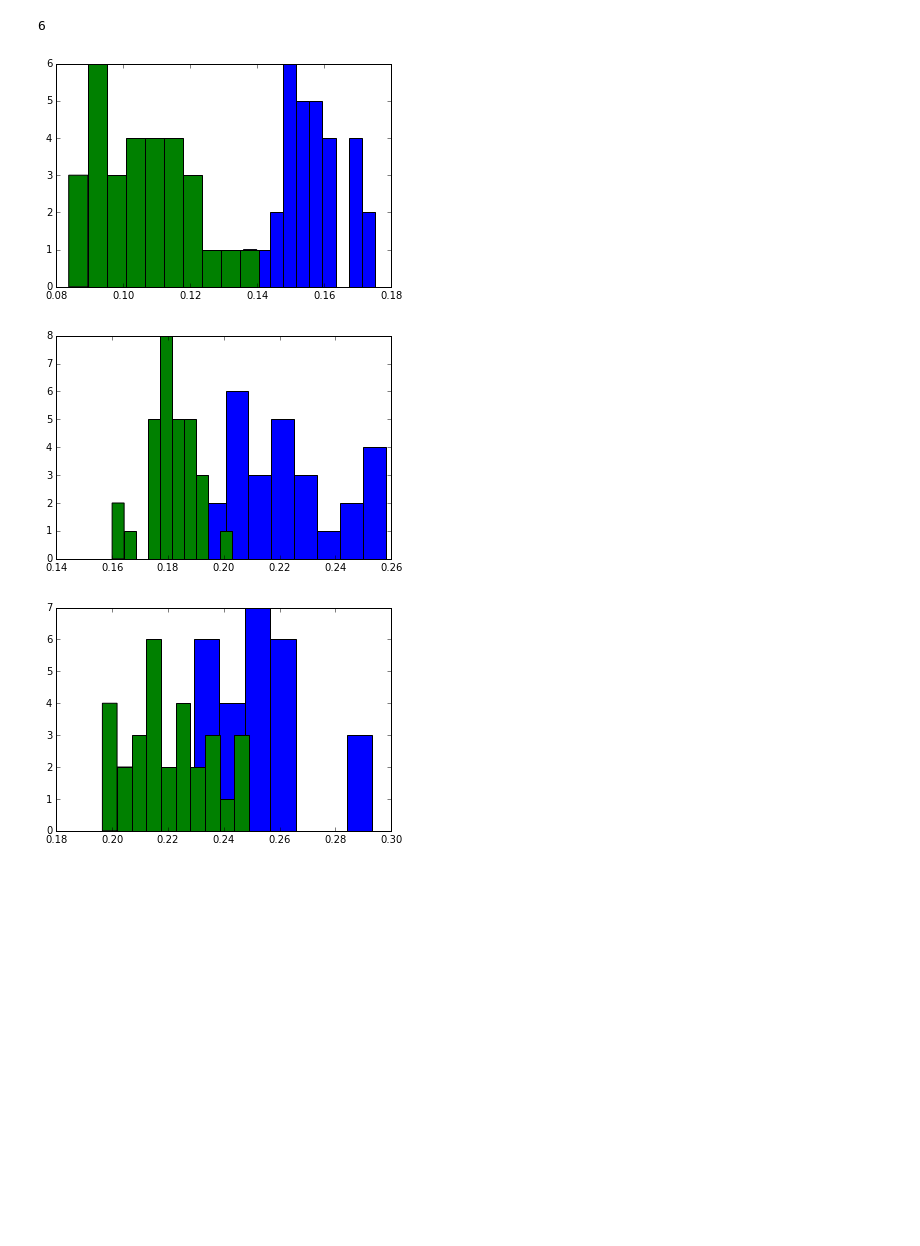
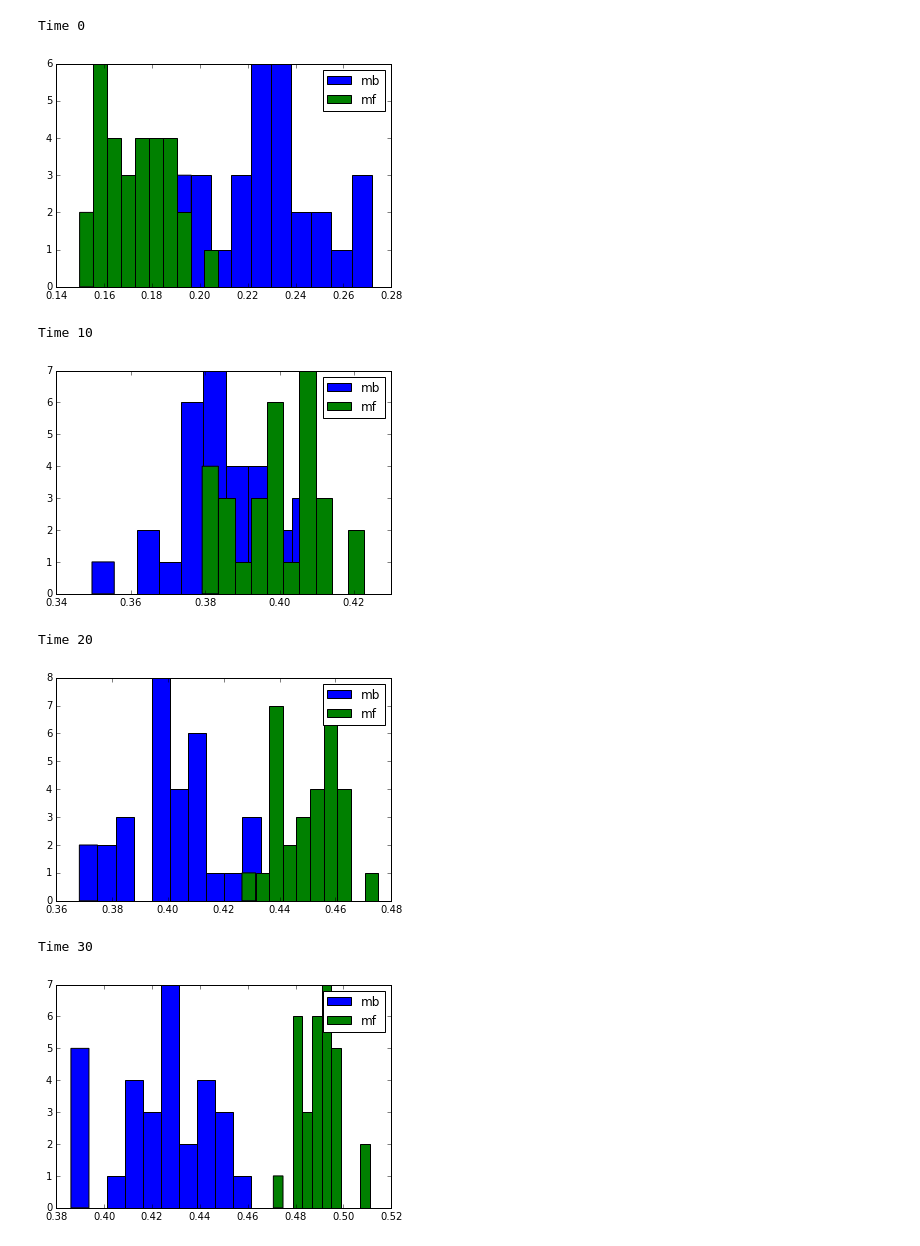
Before and after one commit to jclifton333/spatial-RL, a Jupyter notebook: analysis/results/analyze-bootstrap-dbns.ipynb, the cells around one changed output. Saved outputs shown, nothing was run; the diff lists cells and outputs as text; code cells hidden in the pictures; blank space fills up the shorter version.

```diff
--- a/analysis/results/analyze-bootstrap-dbns.ipynb
+++ b/analysis/results/analyze-bootstrap-dbns.ipynb
@@ -5,16 +6,18 @@ import matplotlib.pyplot as plt
 %matplotlib inline
-# %%
-omega0 = pkl.load(open('bootstrap-dbns-omega-0.25.p', 'rb'))
-# %%
-len(omega0['mf_be'])
-# %% [output]
-6
-# %%
-for t in [0, 3, 5]:
-    plt.hist(omega0['mb_be'][t])
-    plt.hist(omega0['mf_be'][t])
-    plt.show()
-# %% [output]
-[figure, removed]
-[figure, removed]
-[figure, removed]
+# %%
+omega00 = pkl.load(open('bootstrap-dbns-omega-0-horizon-50.p', 'rb'))
+for t in range(len(omega00['mb_be'])):
+    print('Time {}'.format(omega00['time'][t]))
+    plt.hist(omega00['mb_be'][t], label='mb')
+    plt.hist(omega00['mf_be'][t], label='mf')
+    plt.legend()
+    plt.show()
+# %% [output]
+Time 0
+[figure, added]
+Time 10
+[figure, added]
+Time 20
+[figure, added]
+Time 30
+[figure, added]
```
Also changed, not shown: parts of 5 cells of this notebook, 4 other files.
